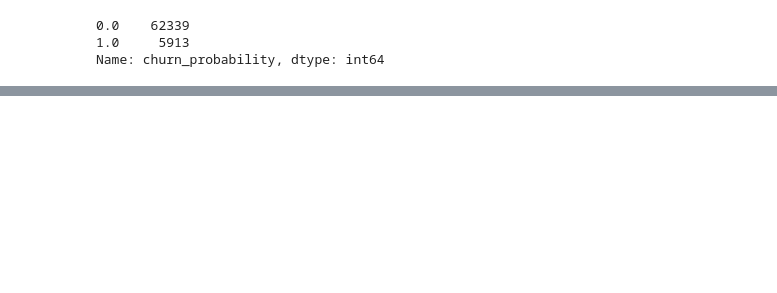
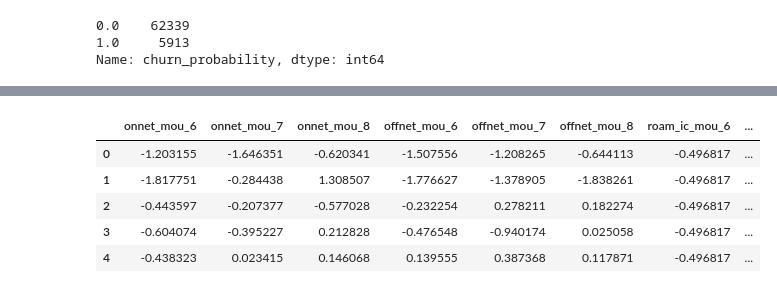
Before and after one commit to jhanjideepak/telecom-churn, a Jupyter notebook: telecome_churn.ipynb, the cells around one changed output, grey strips where cells are left out. Saved outputs shown, nothing was run; the diff lists cells and outputs as text; code cells hidden in the pictures; blank space fills up the shorter version.

```diff
--- a/telecome_churn.ipynb
+++ b/telecome_churn.ipynb
@@ -616,0 +650,18 @@ ValueError: Unknown label type: continuous. Maybe you are trying to fit a classi
+# %%
+# Use SandardScaler to scale values
+scaler = StandardScaler()
+
+# Fit and transform training set
+X_train_scaled = pd.DataFrame(scaler.fit_transform(X_train_smote), columns = X_train_smote.columns, index = X_train_smote.index)
+
+# Only Transform validation set
+X_val_scaled = pd.DataFrame(scaler.transform(X_val), columns = X_val.columns, index = X_val.index)
+# %%
+X_train_scaled.head()
+# %% [output]
+|  | onnet_mou_6 | onnet_mou_7 | onnet_mou_8 | offnet_mou_6 | offnet_mou_7 | offnet_mou_8 | roam_ic_mou_6 | ... |
+| 0 | -1.203155 | -1.646351 | -0.620341 | -1.507556 | -1.208265 | -0.644113 | -0.496817 | ... |
+| 1 | -1.817751 | -0.284438 | 1.308507 | -1.776627 | -1.378905 | -1.838261 | -0.496817 | ... |
+| 2 | -0.443597 | -0.207377 | -0.577028 | -0.232254 | 0.278211 | 0.182274 | -0.496817 | ... |
+| 3 | -0.604074 | -0.395227 | 0.212828 | -0.476548 | -0.940174 | 0.025058 | -0.496817 | ... |
+| 4 | -0.438323 | 0.023415 | 0.146068 | 0.139555 | 0.387368 | 0.117871 | -0.496817 | ... |
```
Also changed, not shown: parts of 29 cells of this notebook, 1 other file.
